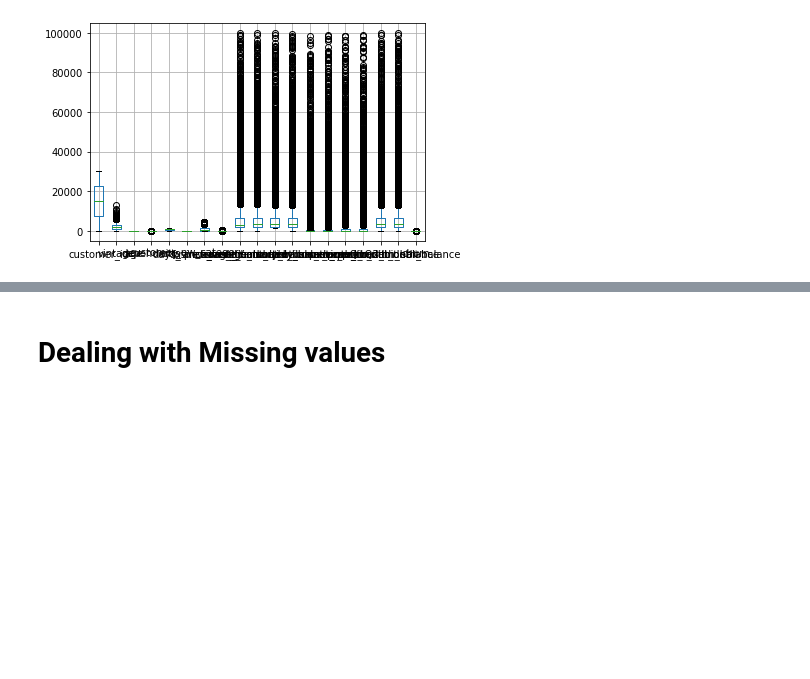
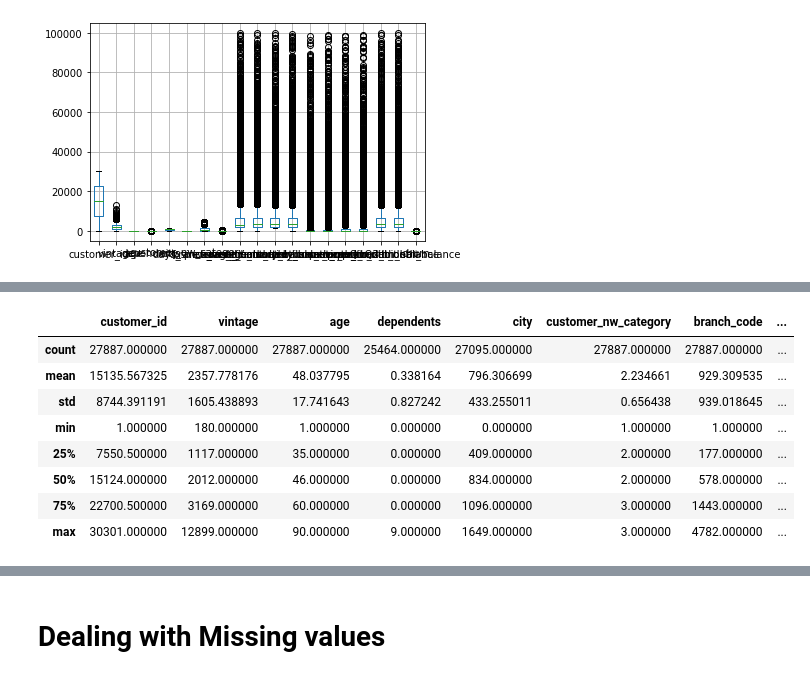
Before and after one commit to SuranjanDaw/Machine-Learning-and-Data-Science, a Jupyter notebook: Final project problem statement and dataset/Final_Project_solution.ipynb, the cells around one changed output, grey strips where cells are left out. Saved outputs shown, nothing was run; the diff lists cells and outputs as text; code cells hidden in the pictures; blank space fills up the shorter version.

```diff
--- a/Final project problem statement and dataset/Final_Project_solution.ipynb
+++ b/Final project problem statement and dataset/Final_Project_solution.ipynb
@@ -806,0 +839,12 @@ data.boxplot()
+# %%
+data.describe()
+# %% [output]
+|  | customer_id | vintage | age | dependents | city | customer_nw_category | branch_code | ... |
+| count | 27887.000000 | 27887.000000 | 27887.000000 | 25464.000000 | 27095.000000 | 27887.000000 | 27887.000000 | ... |
+| mean | 15135.567325 | 2357.778176 | 48.037795 | 0.338164 | 796.306699 | 2.234661 | 929.309535 | ... |
+| std | 8744.391191 | 1605.438893 | 17.741643 | 0.827242 | 433.255011 | 0.656438 | 939.018645 | ... |
+| min | 1.000000 | 180.000000 | 1.000000 | 0.000000 | 0.000000 | 1.000000 | 1.000000 | ... |
+| 25% | 7550.500000 | 1117.000000 | 35.000000 | 0.000000 | 409.000000 | 2.000000 | 177.000000 | ... |
+| 50% | 15124.000000 | 2012.000000 | 46.000000 | 0.000000 | 834.000000 | 2.000000 | 578.000000 | ... |
+| 75% | 22700.500000 | 3169.000000 | 60.000000 | 0.000000 | 1096.000000 | 3.000000 | 1443.000000 | ... |
+| max | 30301.000000 | 12899.000000 | 90.000000 | 9.000000 | 1649.000000 | 3.000000 | 4782.000000 | ... |
```
Also changed, not shown: parts of 46 cells of this notebook, 4 other files.
